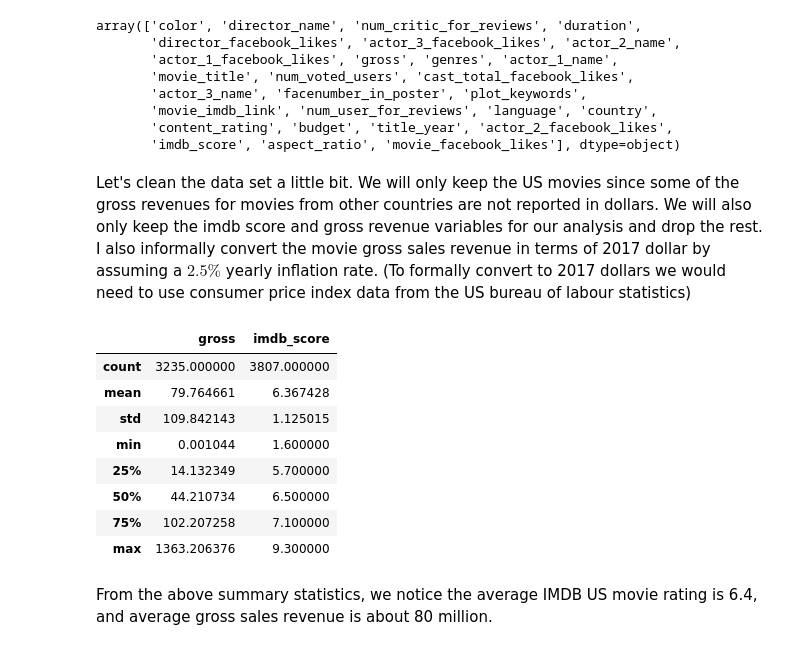
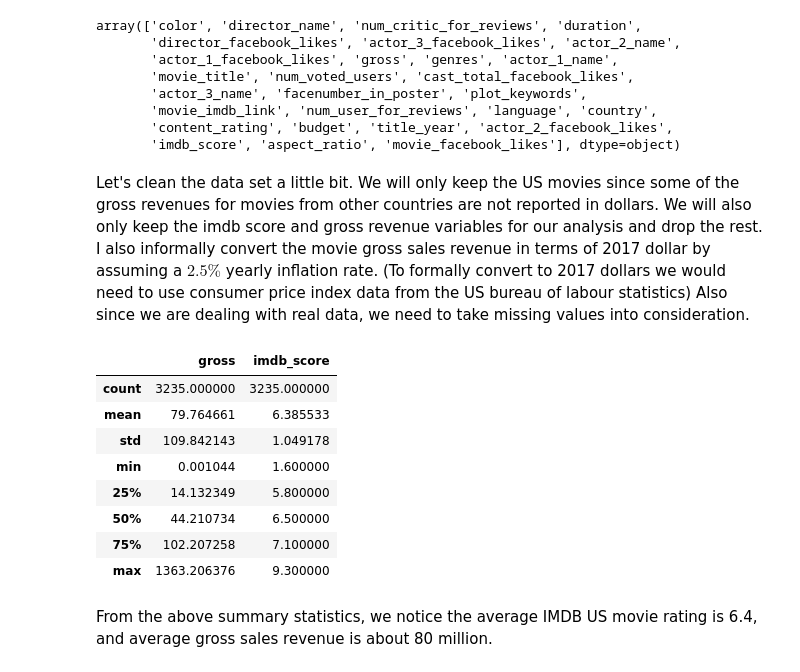
Before and after one commit to hammadshaikhha/Data-Science-and-Machine-Learning-from-Scratch, a Jupyter notebook: Newtons Method.ipynb, the cells around one changed output. Cells and saved outputs as stored; diff of their text form; code cells hidden in the pictures.

```diff
--- a/Newtons Method.ipynb
+++ b/Newtons Method.ipynb
@@ -44,29 +44,32 @@ array(['color', 'director_name', 'num_critic_for_reviews', 'duration',
        'content_rating', 'budget', 'title_year', 'actor_2_facebook_likes',
        'imdb_score', 'aspect_ratio', 'movie_facebook_likes'], dtype=object)
 # %% [markdown]
-Let's clean the data set a little bit. We will only keep the US movies since some of the gross revenues for movies from other countries are not reported in dollars. We will also only keep the imdb score and gross revenue variables for our analysis and drop the rest. I also informally convert the movie gross sales revenue in terms of 2017 dollar by assuming a $2.5\%$ yearly inflation rate. (To formally convert to 2017 dollars we would need to use consumer price index data from the US bureau of labour statistics)
+Let's clean the data set a little bit. We will only keep the US movies since some of the gross revenues for movies from other countries are not reported in dollars. We will also only keep the imdb score and gross revenue variables for our analysis and drop the rest. I also informally convert the movie gross sales revenue in terms of 2017 dollar by assuming a $2.5\%$ yearly inflation rate. (To formally convert to 2017 dollars we would need to use consumer price index data from the US bureau of labour statistics) Also since we are dealing with real data, we need to take missing values into consideration.
 # %%
+# Drop rows with missing gross revenue data (standard practice in regression analysis)
+movie_data = movie_data.dropna(subset = ['gross'])
+
 # Only keep data on movies from the US
 movie_data = movie_data[movie_data['country'] == "USA"]
 
 # Assuming a average US inflation rate of 2.5%, we convert gross revenue in terms of 2017 dollars
 movie_data[['gross']] = (1.025**(2017-movie_data['title_year']))*movie_data['gross']
 
 # Only keep the variables of interest, 'imdb_score' and 'gross'
 movie_data = movie_data[['gross','imdb_score']]
 
 # Let's scale the gross revenue to be in millions of dollars so its easier to read
 movie_data[['gross']] = movie_data[['gross']]/1000000
 
 # Summary statistics
 movie_data.describe()
 # %% [output]
 |  | gross | imdb_score |
-| count | 3235.000000 | 3807.000000 |
-| mean | 79.764661 | 6.367428 |
-| std | 109.842143 | 1.125015 |
+| count | 3235.000000 | 3235.000000 |
+| mean | 79.764661 | 6.385533 |
+| std | 109.842143 | 1.049178 |
 | min | 0.001044 | 1.600000 |
-| 25% | 14.132349 | 5.700000 |
+| 25% | 14.132349 | 5.800000 |
 | 50% | 44.210734 | 6.500000 |
 | 75% | 102.207258 | 7.100000 |
 | max | 1363.206376 | 9.300000 |
```
Also changed, not shown: parts of 8 cells of this notebook.
